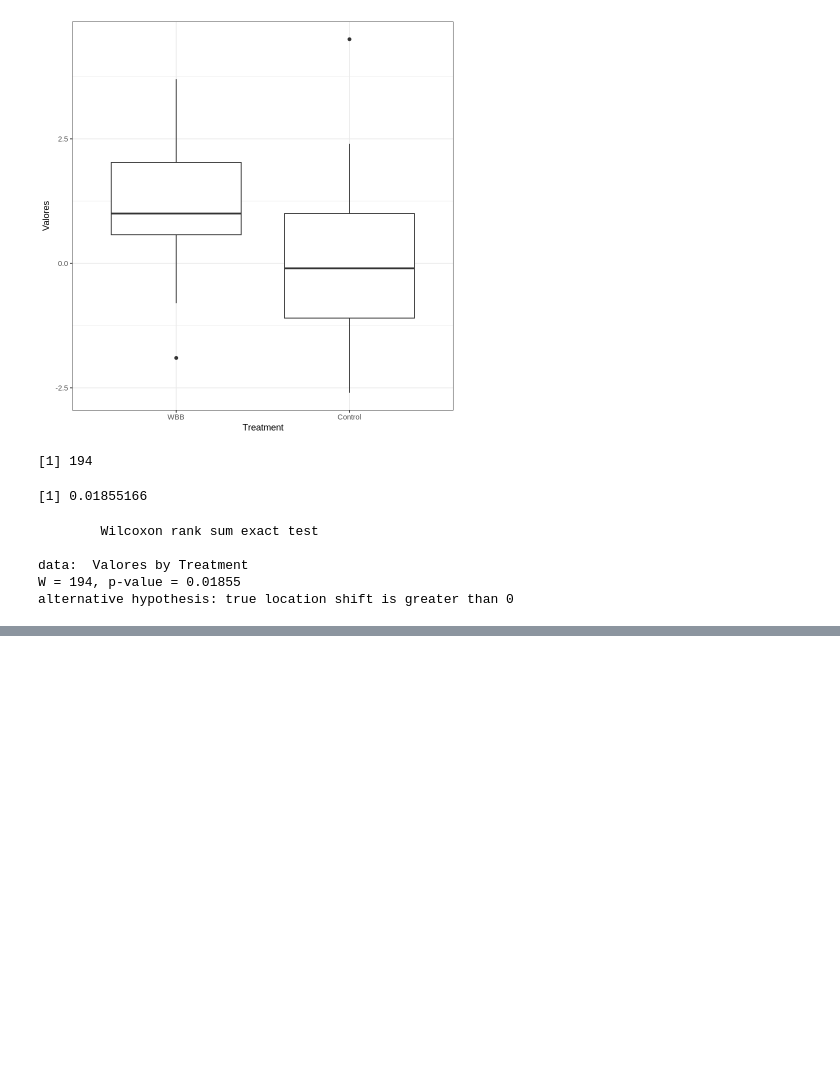
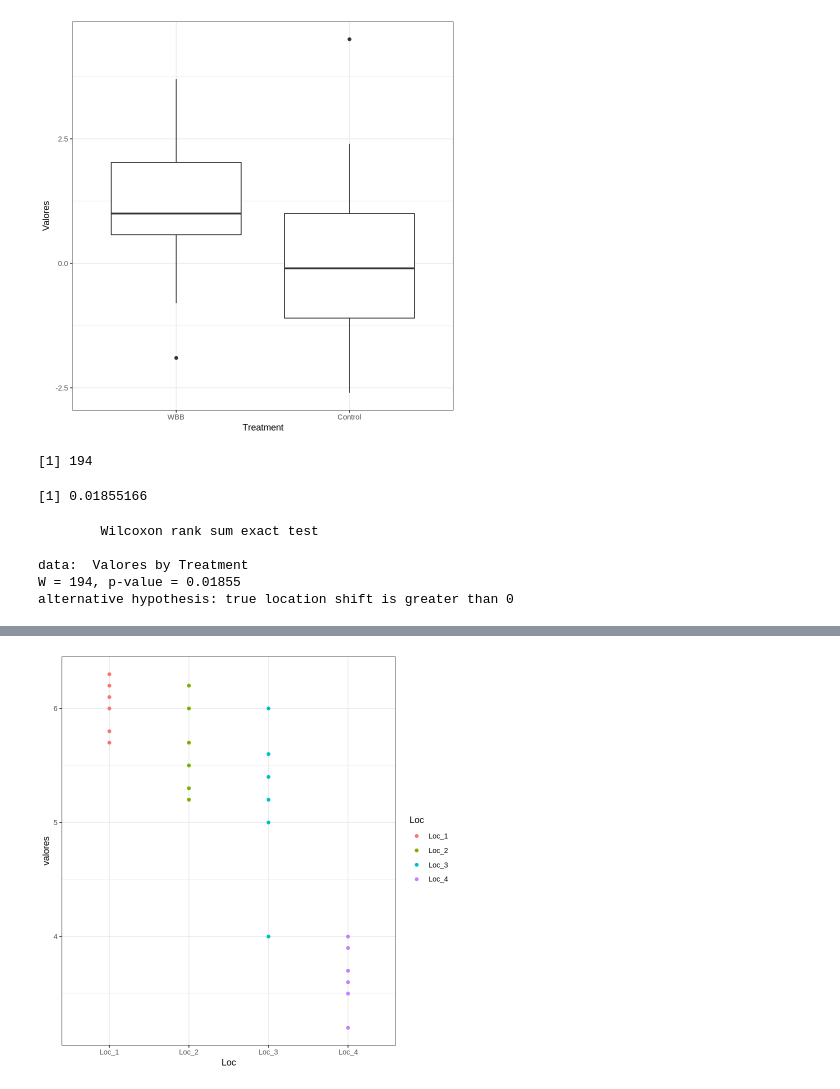
Before and after one commit to cyebram/DEyE, a Jupyter notebook: Tarea_2.ipynb, the cells around one changed output, grey strips where cells are left out. Drawn from its saved outputs; the diff is of its cells as text; code cells hidden in the pictures; blank space fills up the shorter version.

```diff
--- a/Tarea_2.ipynb
+++ b/Tarea_2.ipynb
@@ -206,0 +221,6 @@ alternative hypothesis: true location shift is greater than 0
+# %%
+datos <- c( 5.7, 6.3, 6.1, 6.0, 5.8, 6.2, 6.2, 5.3, 5.7, 6.0, 5.2, 5.5, 5.4, 5.0, 6.0, 5.6, 4.0, 5.2, 3.7, 3.2, 3.9, 4.0, 3.5, 3.6)
+localizacion <- c(rep("Loc_1", 6),rep("Loc_2", 6), rep("Loc_3", 6),rep("Loc_4", 6))
+
+df<- tibble(valores = datos, Loc = localizacion, Rango= rank(valores))
+df
@@ -206,0 +247,6 @@ alternative hypothesis: true location shift is greater than 0
+# %%
+ggplot(df)+
+  geom_point(aes(Loc, valores, color=Loc))+
+  theme_bw()
+# %% [output]
+[figure, added]
```
Also changed, not shown: parts of 9 cells of this notebook.
